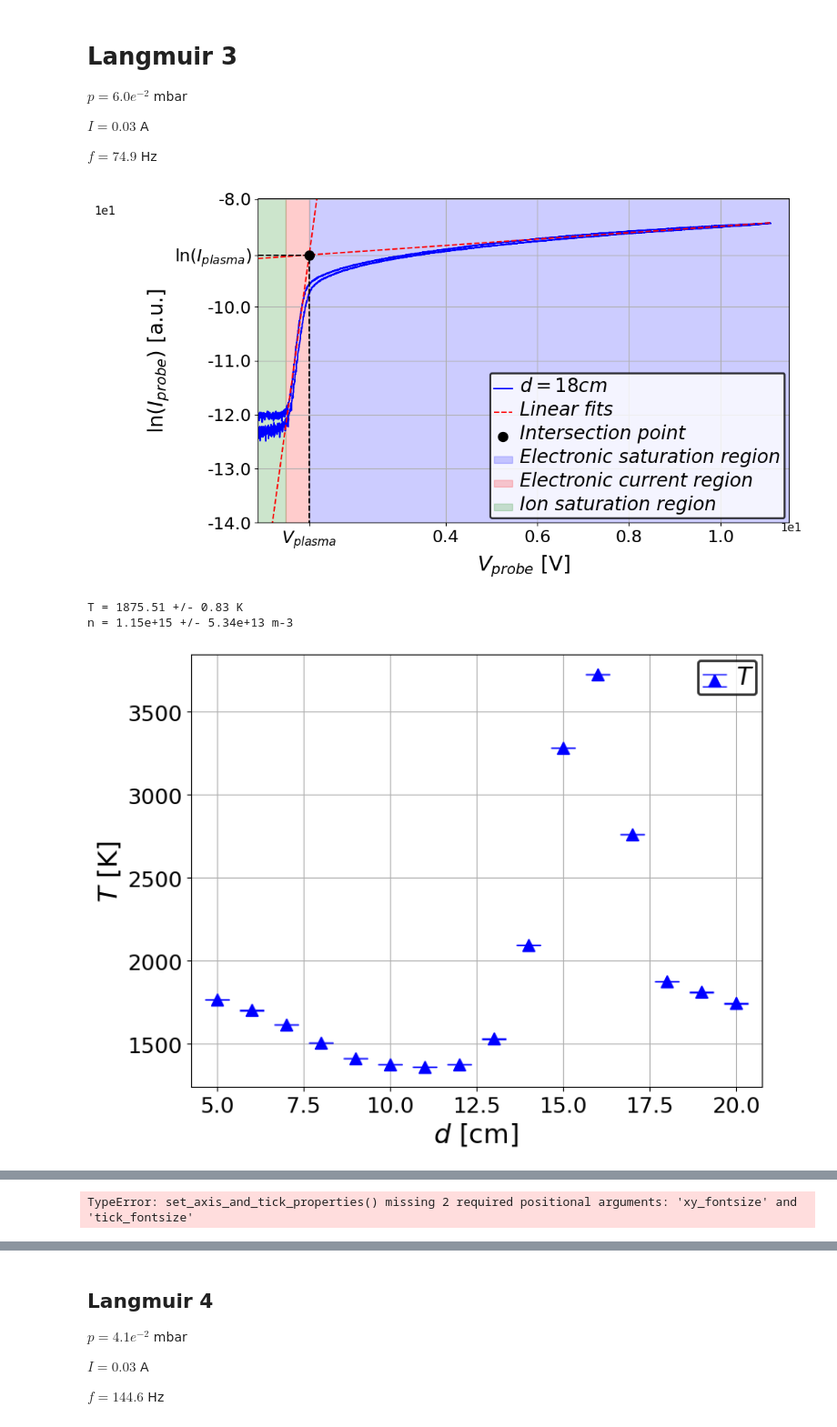
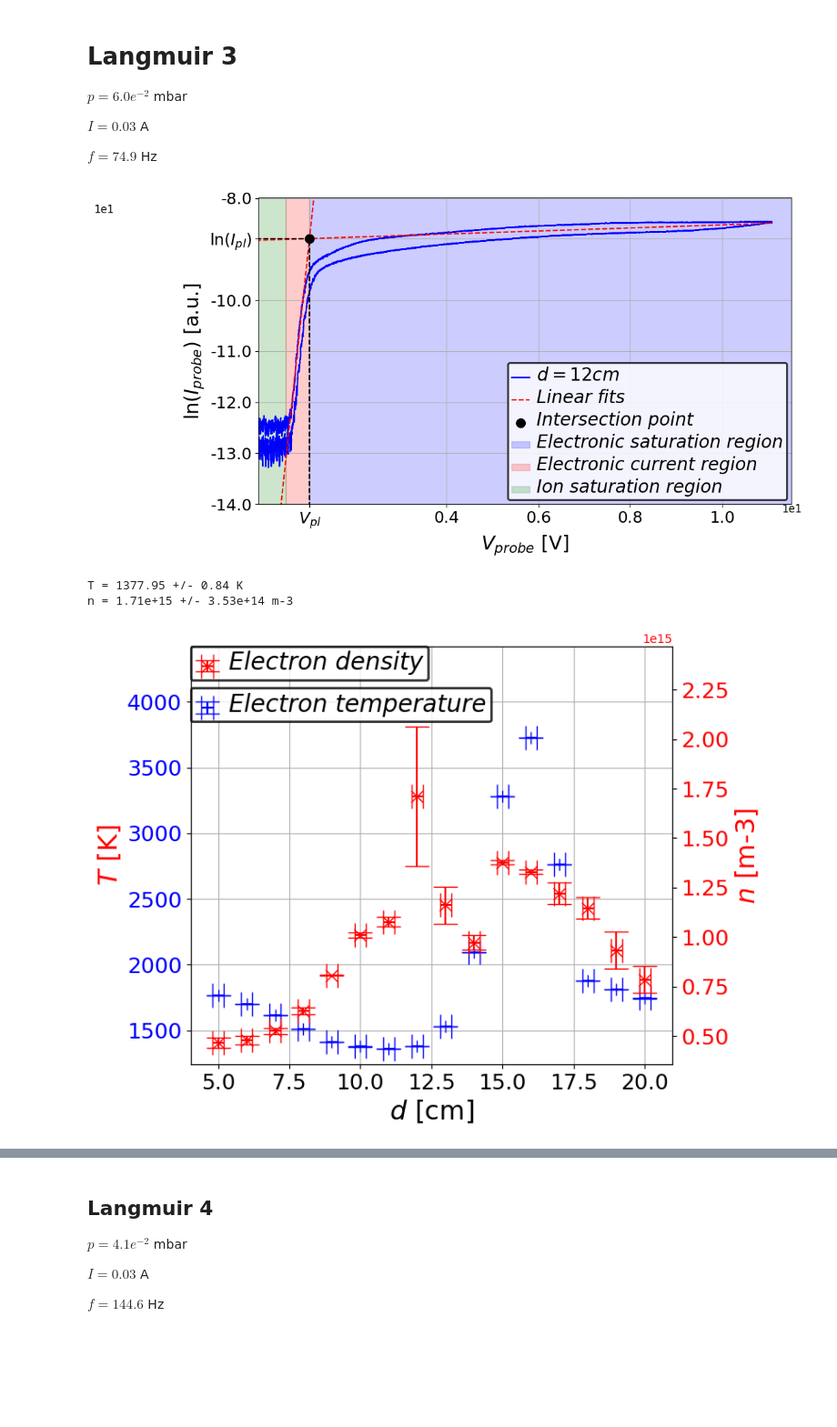
Before and after one commit to ferocitoo/TP3, a Jupyter notebook: TP_Plasma/Langmuir.ipynb, the cells around one changed output, grey strips where cells are left out. Shown: that part at 91% size. Saved outputs shown, nothing was run; the diff lists cells and outputs as text; code cells hidden in the pictures; blank space fills up the shorter version.

```diff
--- a/TP_Plasma/Langmuir.ipynb
+++ b/TP_Plasma/Langmuir.ipynb
@@ -417,7 +421,7 @@ for i in range (len(Vs)):
     dTs[i] = dT
     dns[i] = dn
 
-    if i ==13 :
+    if i ==7 :
         ax,fig = u.create_figure_and_apply_format((10,6),xlabel=xlabel, ylabel=ylabel)
         ax.plot(V[0:i0], ln_I[0:i0], label=f'$d = {i+5} cm$', color='blue')
         # ax.plot(V[0:i1], linear_fit(V[0:i1], *popt1), color ='orange', linestyle='--')
@@ -438,8 +442,8 @@ for i in range (len(Vs)):
         ax.hlines(ln_I_P,-10, V_P, color='black', linestyle='--')
         ax.vlines(V_P, y0,ln_I_P, color='black', linestyle='--')
 
-        u.add_ticks('x',[V_P],[r'$V_{plasma}$'],ax = ax)
-        u.add_ticks('y',[ln_I_P],[r'$\ln(I_{plasma})$'],ax = ax)
+        u.add_ticks('x',[V_P],[r'$V_{pl}$'],ax = ax)
+        u.add_ticks('y',[ln_I_P],[r'$\ln(I_{pl})$'],ax = ax)
 
         u.remove_ticks('x',[1,2],ax=ax)
         u.remove_ticks('y',[5],ax=ax)
@@ -455,6 +459,7 @@ for i in range (len(Vs)):
 
         ax.set_xlim(-0.1,11.5)
 
+        fig.savefig(f'Figures/IV_p=6.0_f=75_d={i+5}.pdf', bbox_inches='tight')
 
         plt.show()
 
@@ -463,46 +468,51 @@ for i in range (len(Vs)):
         print(f'T = {T:.2f} +/- {dT:.2f} K')
         print(f'n = {n:.2e} +/- {dn:.2e} m-3')
 
-ax,fig = u.create_figure_and_apply_format((8,6),xlabel='$d$ [cm]', ylabel='$T$ [K]')
-ax.errorbar(np.arange(5, 21), Ts, yerr=dTs, fmt='^', label='T', color='blue', markersize=10, capsize=10, capthick=1)
-u.set_legend_properties(ax)
-plt.show()
+# ax,fig = u.create_figure_and_apply_format((8,6),xlabel='$d$ [cm]', ylabel='$T$ [K]')
+# ax.errorbar(np.arange(5, 21), Ts, yerr=dTs, fmt='^', label='T', color='blue', markersize=10, capsize=10, capthick=1)
+# u.set_legend_properties(ax)
+# plt.show()
 
-ax,fig = u.create_figure_and_apply_format((8,6),xlabel='$d$ [cm]', ylabel='$n$ [m-3]')
-ax.errorbar(np.arange(5, 21), ns, yerr=dns, fmt='^', label='n', color='blue', markersize=10, capsize=10, capthick=1)
-u.set_legend_properties(ax)
-plt.show()
+# ax,fig = u.create_figure_and_apply_format((8,6),xlabel='$d$ [cm]', ylabel='$n$ [m-3]')
+# ax.errorbar(np.arange(5, 21), ns, yerr=dns, fmt='^', label='n', color='blue', markersize=10, capsize=10, capthick=1)
+# u.set_legend_properties(ax)
+# plt.show()
 
 fig, ax1 = plt.subplots(figsize=(8, 6))
 u.set_axis_and_tick_properties(ax1, x_label='$d$ [cm]', y_label='$T$ [K]')
 color = 'blue'
 ax1.errorbar(np.arange(5, 21), Ts, yerr=dTs, xerr=d_err, fmt='+', color=color, markersize=10, capsize=10, capthick=1, label="Electron temperature")
 ax1.tick_params(axis='y', labelcolor=color)
 
 ax2 = ax1.twinx()  # instantiate a second axes that shares the same x-axis
 u.set_axis_and_tick_properties(ax2, x_label='$d$ [cm]', y_label='$n$ [m-3]')
 color = 'red'
 ax2.set_ylabel('$n$ [m-3]', color=color)  # we already handled the x-label with ax1
 ax2.errorbar(np.arange(5, 21), ns, yerr=dns, xerr=d_err, fmt='x', color=color, markersize=10, capsize=10, capthick=1, label="Electron density")
 ax2.tick_params(axis='y', labelcolor=color)
 
 ax1.grid()
 
+ax1.set_ylabel('$T$ [K]', color=color)  # we already handled the x-label with ax1
+
 y01,y1 = ax1.get_ylim()
 y1 += 0.15 * y1
 ax1.set_ylim(y01, y1)
 
 y02,y2 = ax2.get_ylim()
 y2 += 0.15 * y2
 ax2.set_ylim(y02, y2)
 
 u.set_legend_properties(ax1, loc=(0, 0.82))
 u.set_legend_properties(ax2, loc=(0, 0.92))
 
 fig.tight_layout()  # to prevent overlap of labels
+
+fig.savefig(f'Figures/Tnd_p=6.0_f=75.pdf', bbox_inches='tight')
+
 plt.show()
 # %% [output]
-[figure, old version]
+[figure, new version]
-T = 1875.51 +/- 0.83 K
-n = 1.15e+15 +/- 5.34e+13 m-3
+T = 1377.95 +/- 0.84 K
+n = 1.71e+15 +/- 3.53e+14 m-3
-[figure, old version]
+[figure, new version]
@@ -510 +518,0 @@ n = 1.15e+15 +/- 5.34e+13 m-3
-TypeError: set_axis_and_tick_properties() missing 2 required positional arguments: 'xy_fontsize' and 'tick_fontsize'
```
Also changed, not shown: parts of 5 cells of this notebook.
